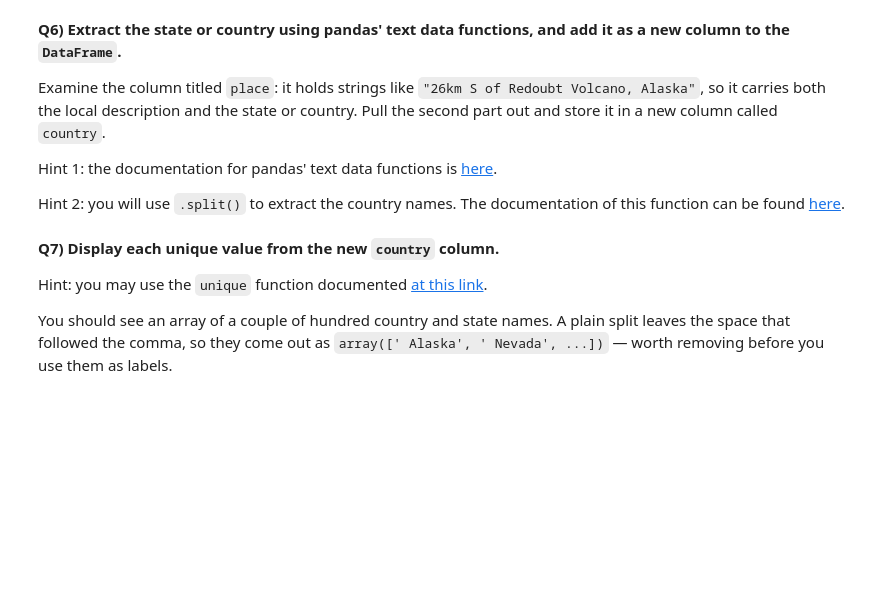
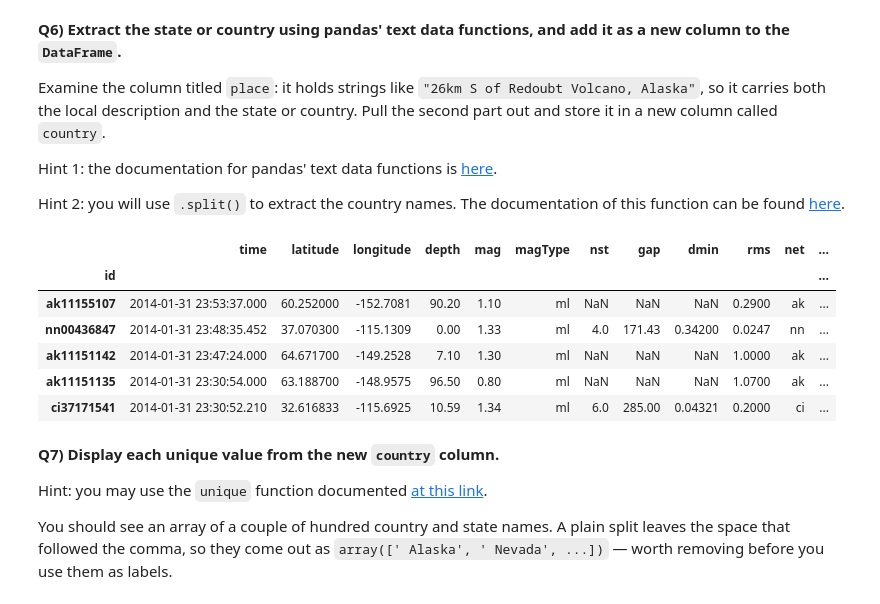
Before and after one commit to kara04y/2026_Intro_Python, a Jupyter notebook: live/part-I/1.5-pandas-environmental-exercises.ipynb, the cells around one changed output. Cells and saved outputs as stored; diff of their text form; code cells hidden in the pictures; blank space fills up the shorter version.

```diff
--- a/live/part-I/1.5-pandas-environmental-exercises.ipynb
+++ b/live/part-I/1.5-pandas-environmental-exercises.ipynb
@@ -145,6 +187,21 @@ Hint 2: you will use `.split()` to extract the country names. The documentation
 can be found [here](https://pandas.pydata.org/pandas-docs/stable/reference/api/pandas.Series.str.split.html?highlight=split#pandas.Series.str.split).
 # %%
 # Extract the state or country, and add it as a new column to the DataFrame called country
+file = pd.read_csv(datafile, parse_dates=["time","updated"])
+file = file.set_index("id")
+
+file['country'] = file['place'].str.split(',').str[-1].str.strip()
+file['place'] = file['place'].str.split(',').str[0].str.strip()
+
+file.head()
+# %% [output]
+|  | time | latitude | longitude | depth | mag | magType | nst | gap | dmin | rms | net | ... |
+| id |  |  |  |  |  |  |  |  |  |  |  | ... |
+| ak11155107 | 2014-01-31 23:53:37.000 | 60.252000 | -152.7081 | 90.20 | 1.10 | ml | NaN | NaN | NaN | 0.2900 | ak | ... |
+| nn00436847 | 2014-01-31 23:48:35.452 | 37.070300 | -115.1309 | 0.00 | 1.33 | ml | 4.0 | 171.43 | 0.34200 | 0.0247 | nn | ... |
+| ak11151142 | 2014-01-31 23:47:24.000 | 64.671700 | -149.2528 | 7.10 | 1.30 | ml | NaN | NaN | NaN | 1.0000 | ak | ... |
+| ak11151135 | 2014-01-31 23:30:54.000 | 63.188700 | -148.9575 | 96.50 | 0.80 | ml | NaN | NaN | NaN | 1.0700 | ak | ... |
+| ci37171541 | 2014-01-31 23:30:52.210 | 32.616833 | -115.6925 | 10.59 | 1.34 | ml | 6.0 | 285.00 | 0.04321 | 0.2000 | ci | ... |
 # %% [markdown]
 **Q7) Display each unique value from the new `country` column.**
 
```
Also changed, not shown: parts of 8 cells of this notebook.
